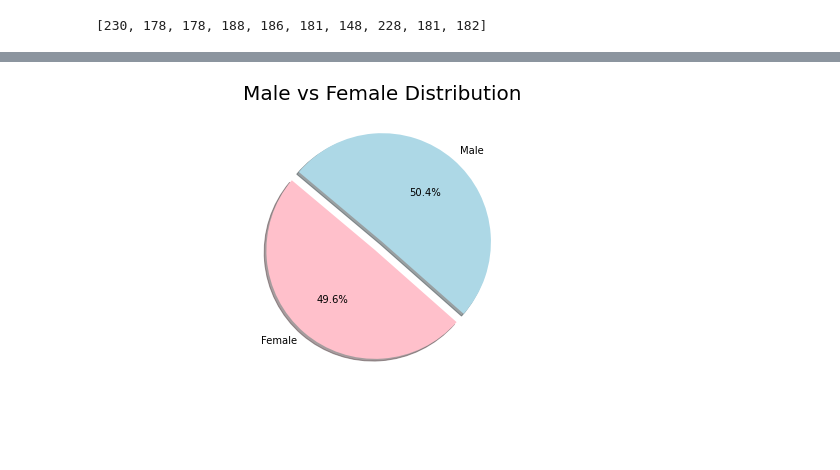
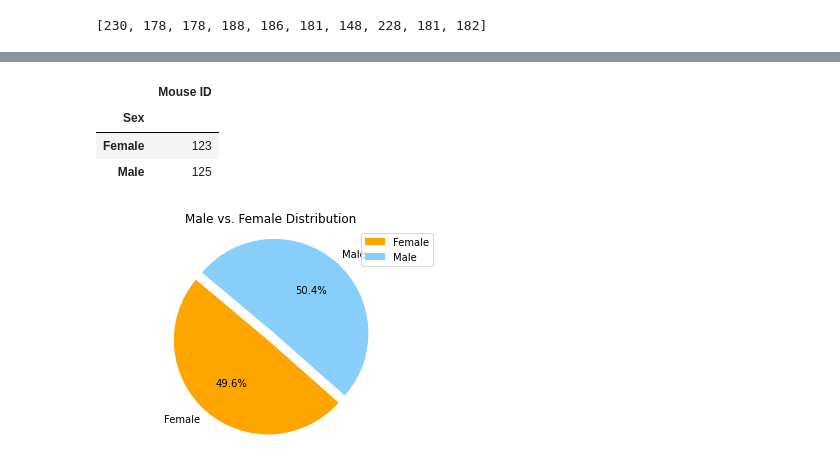
Before and after one commit to dschoen24/Matplotlib, a Jupyter notebook: anti_cancer_pymaceauticals.ipynb, the cells around one changed output, grey strips where cells are left out. Saved outputs shown, nothing was run; the diff lists cells and outputs as text; code cells hidden in the pictures; blank space fills up the shorter version.

Commit message:
Pushing Updated Code through Box Plot

```diff
--- a/anti_cancer_pymaceauticals.ipynb
+++ b/anti_cancer_pymaceauticals.ipynb
@@ -184,6 +185,7 @@ Text(0, 0.5, 'Number of Mice')
 [figure]
 # %%
 # Generate a pie plot showing the distribution of female versus male mice using Pandas
-#  Group by gender and get the number to plot
-groupby_gender = clean_df.groupby(["Mouse ID","Sex"])
-gender_df = pd.DataFrame(groupby_gender.size())
+# Group dataframe by gender and count up male and female mice.
+# Use .nunique so we don't count mice more than once.
+gender_group = clean_df.groupby(["Sex"])["Mouse ID"].nunique()
+gender_group
@@ -222,24 +221,38 @@ plt.show()
+# %%
+# Generate a pie plot showing the distribution of female versus male mice using pyplot
+# Convert result of groupby to dataframe.
+gender_group_df = pd.DataFrame(gender_group)
+gender_group_df
+# %% [output]
+|  | Mouse ID |
+| Sex |  |
+| Female | 123 |
+| Male | 125 |
 # %%
-# Generate a pie plot showing the distribution of female versus male mice using pyplot
-# Create Labels for the sections of the pie
-labels = ["Female","Male"]
+# Labels for the sections of our pie chart.
+labels = list(gender_group_df.index.values)
 
-#List the values of each section of the pie chart
-sizes = [49.596774,50.403226]
+# The values of each section of the pie chart.
+sizes = list(gender_group_df.loc[:, "Mouse ID"])
 
-#Set colors for each section of the pie
-colors = ["pink", "lightblue"]
+# The colors of each section of the pie chart.
+colors = ["orange", "lightskyblue"]
 
-#Determoine which section of the circle to detach
-explode = (0.1, 0)
+# Explode
+explode =  (0.1, 0)
 
-#Create the pie chart using pyplot based upon the values
-fig1, ax1 = plt.subplots(figsize=(10, 5))
+# Automatically finds the percentages of each part of the pie chart.
+plt.pie(sizes, labels=labels, colors=colors, autopct="%1.1f%%", shadow=False, startangle=140, explode=explode)
+
+# Equal axis
 plt.axis("equal")
-plt.pie(sizes, explode=explode,labels=labels, colors=colors, autopct="%1.1f%%", shadow=True, startangle=140,)
 
-plt.title("Male vs Female Distribution",fontsize = 20)
+# Add title and legend.
+plt.title("Male vs. Female Distribution")
+plt.legend(loc="upper right")
 
+# Show plot and save image as figure.
+plt.savefig("pie_matplotlib.png")
 plt.show()
 # %% [output]
-[figure, old version]
+[figure, new version]
```
Also changed, not shown: parts of 20 cells of this notebook, 6 other files.
